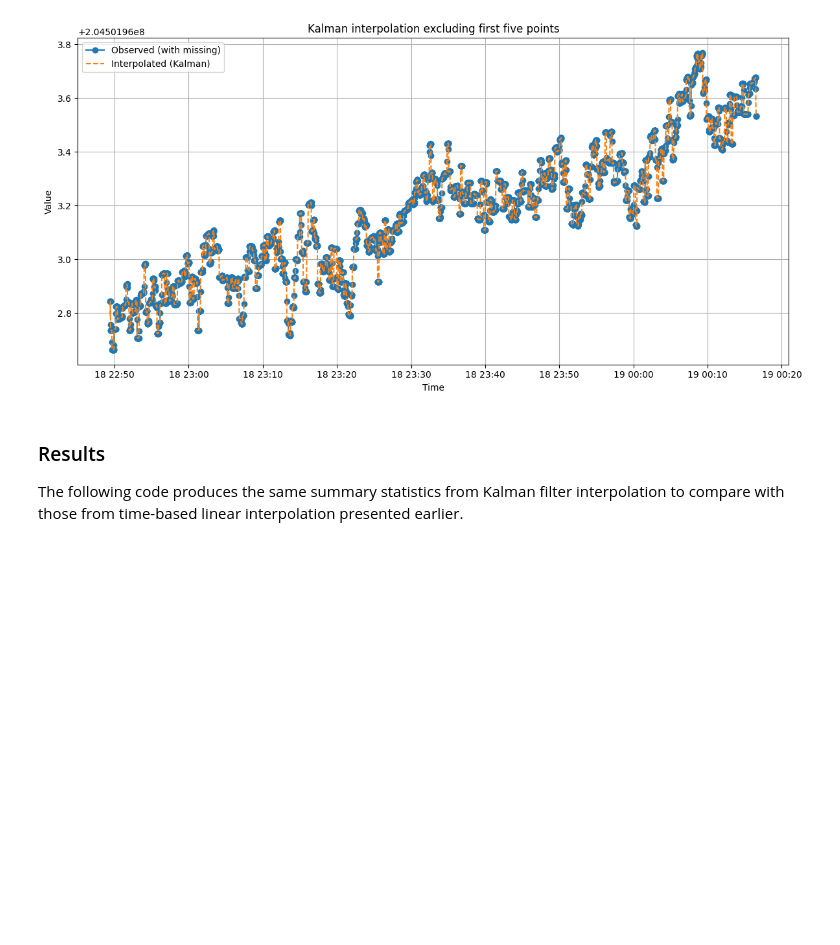
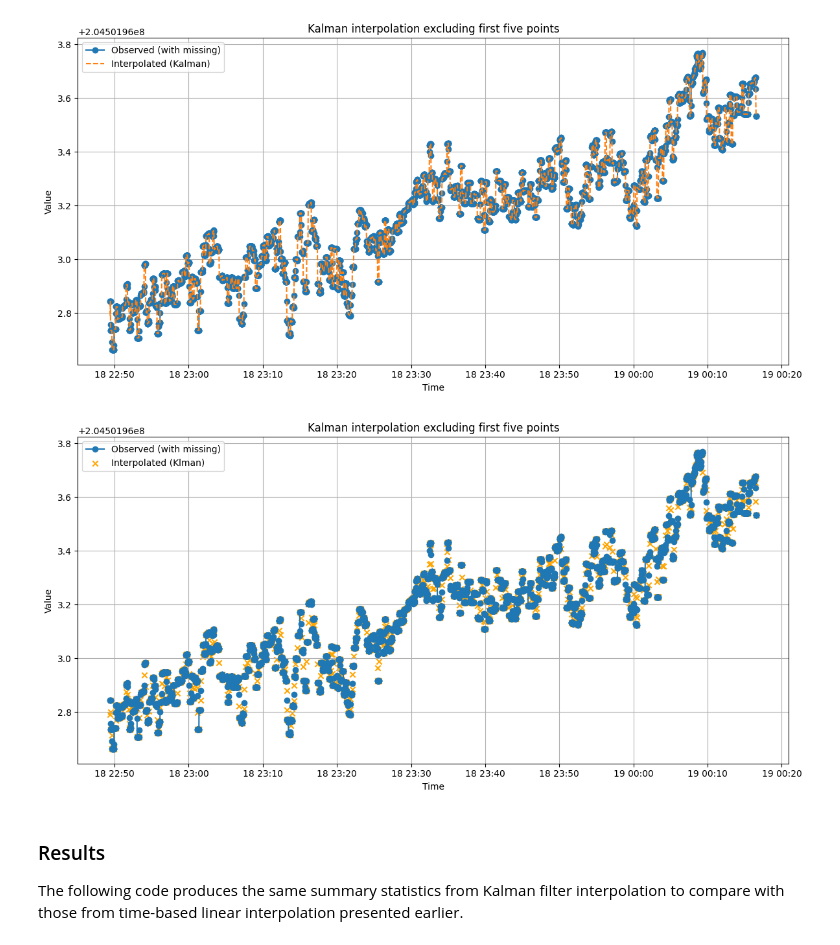
Before and after one commit to caitberry/atomic-clock, a Jupyter notebook: st-interp/NIST_TN/interpolation_report.ipynb, the cells around one changed output. Cells and saved outputs as stored; diff of their text form; code cells hidden in the pictures; blank space fills up the shorter version.

```diff
--- a/st-interp/NIST_TN/interpolation_report.ipynb
+++ b/st-interp/NIST_TN/interpolation_report.ipynb
@@ -754,6 +771,20 @@ plt.show()
 # %% [output]
 [figure]
 [figure]
+# %%
+plt.figure(figsize=(12, 6))
+plt.plot(Al_shift_expanded[4:], label='Observed (with missing)', marker='o', linestyle='-')
+#plt.plot(Al_shift_final[4:], label='Interpolated (Kalman)', linestyle='--')
+plt.scatter(Al_shift_final[4:].index, Al_shift_final[4:], label='Interpolated (Klman)', marker = 'x', c = 'orange')
+plt.legend()
+plt.title('Kalman interpolation excluding first five points')
+plt.xlabel('Time')
+plt.ylabel('Value')
+plt.grid(True)
+plt.tight_layout()
+plt.show()
+# %% [output]
+[figure, added]
 # %% [markdown]
 ### Results
 
```
Also changed, not shown: parts of 3 cells of this notebook, 1 other file.
